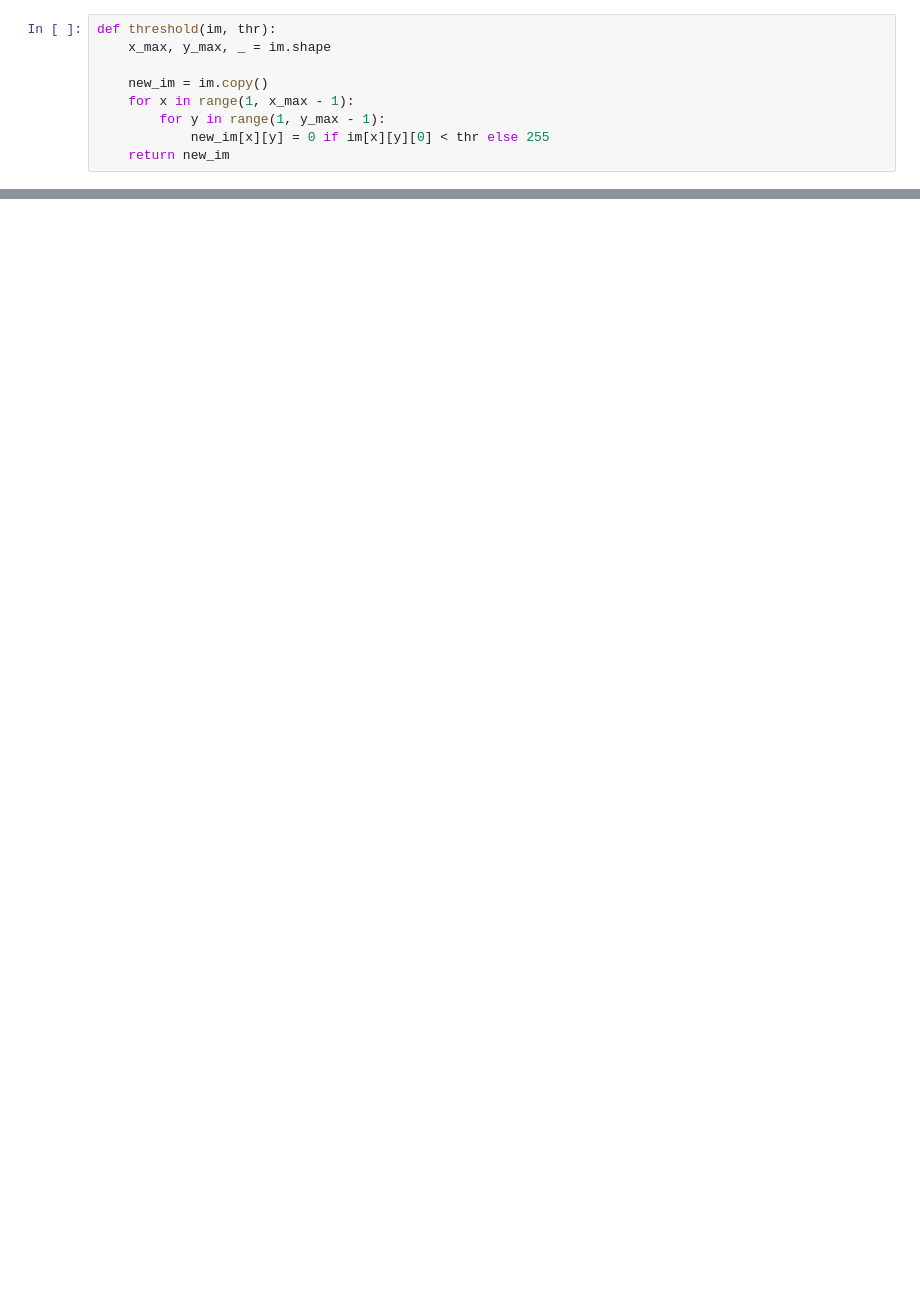
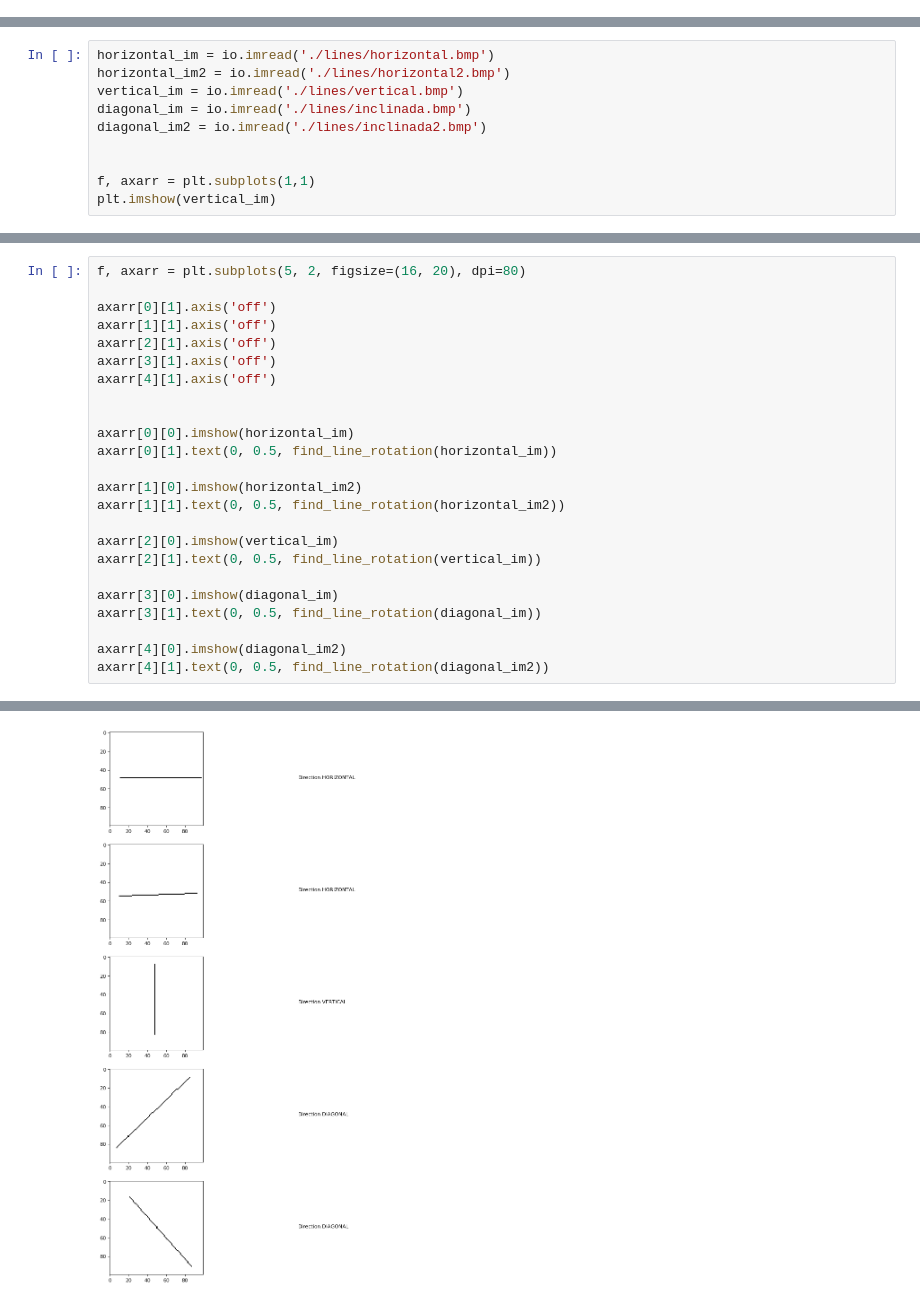
Before and after one commit to agathaftrindade/computacao-grafica, a Jupyter notebook: Aula08 - Segmentacao/Exercicios.ipynb, the cells around one changed output, grey strips where cells are left out. Drawn from its saved outputs; the diff is of its cells as text; blank space fills up the shorter version.

Commit message:
Line rotation detection

```diff
--- a/Aula08 - Segmentacao/Exercicios.ipynb
+++ b/Aula08 - Segmentacao/Exercicios.ipynb
@@ -69,9 +9,0 @@ axarr.imshow(im)
-# %%
-def threshold(im, thr):
-    x_max, y_max, _ = im.shape
-
-    new_im = im.copy()
-    for x in range(1, x_max - 1):
-        for y in range(1, y_max - 1):
-            new_im[x][y] = 0 if im[x][y][0] < thr else 255
-    return new_im
@@ -99,0 +41,10 @@ def get_min(im):
+# %%
+horizontal_im = io.imread('./lines/horizontal.bmp')
+horizontal_im2 = io.imread('./lines/horizontal2.bmp')
+vertical_im = io.imread('./lines/vertical.bmp')
+diagonal_im = io.imread('./lines/inclinada.bmp')
+diagonal_im2 = io.imread('./lines/inclinada2.bmp')
+
+
+f, axarr = plt.subplots(1,1)
+plt.imshow(vertical_im)
@@ -99,0 +97,25 @@ def get_min(im):
+# %%
+f, axarr = plt.subplots(5, 2, figsize=(16, 20), dpi=80)
+
+axarr[0][1].axis('off')
+axarr[1][1].axis('off')
+axarr[2][1].axis('off')
+axarr[3][1].axis('off')
+axarr[4][1].axis('off')
+
+
+axarr[0][0].imshow(horizontal_im)
+axarr[0][1].text(0, 0.5, find_line_rotation(horizontal_im))
+
+axarr[1][0].imshow(horizontal_im2)
+axarr[1][1].text(0, 0.5, find_line_rotation(horizontal_im2))
+
+axarr[2][0].imshow(vertical_im)
+axarr[2][1].text(0, 0.5, find_line_rotation(vertical_im))
+
+axarr[3][0].imshow(diagonal_im)
+axarr[3][1].text(0, 0.5, find_line_rotation(diagonal_im))
+
+axarr[4][0].imshow(diagonal_im2)
+axarr[4][1].text(0, 0.5, find_line_rotation(diagonal_im2))
+# %% [output]
@@ -99,0 +123 @@ def get_min(im):
+[figure, added]
```
Also changed, not shown: parts of 10 cells of this notebook, 1 other file.
